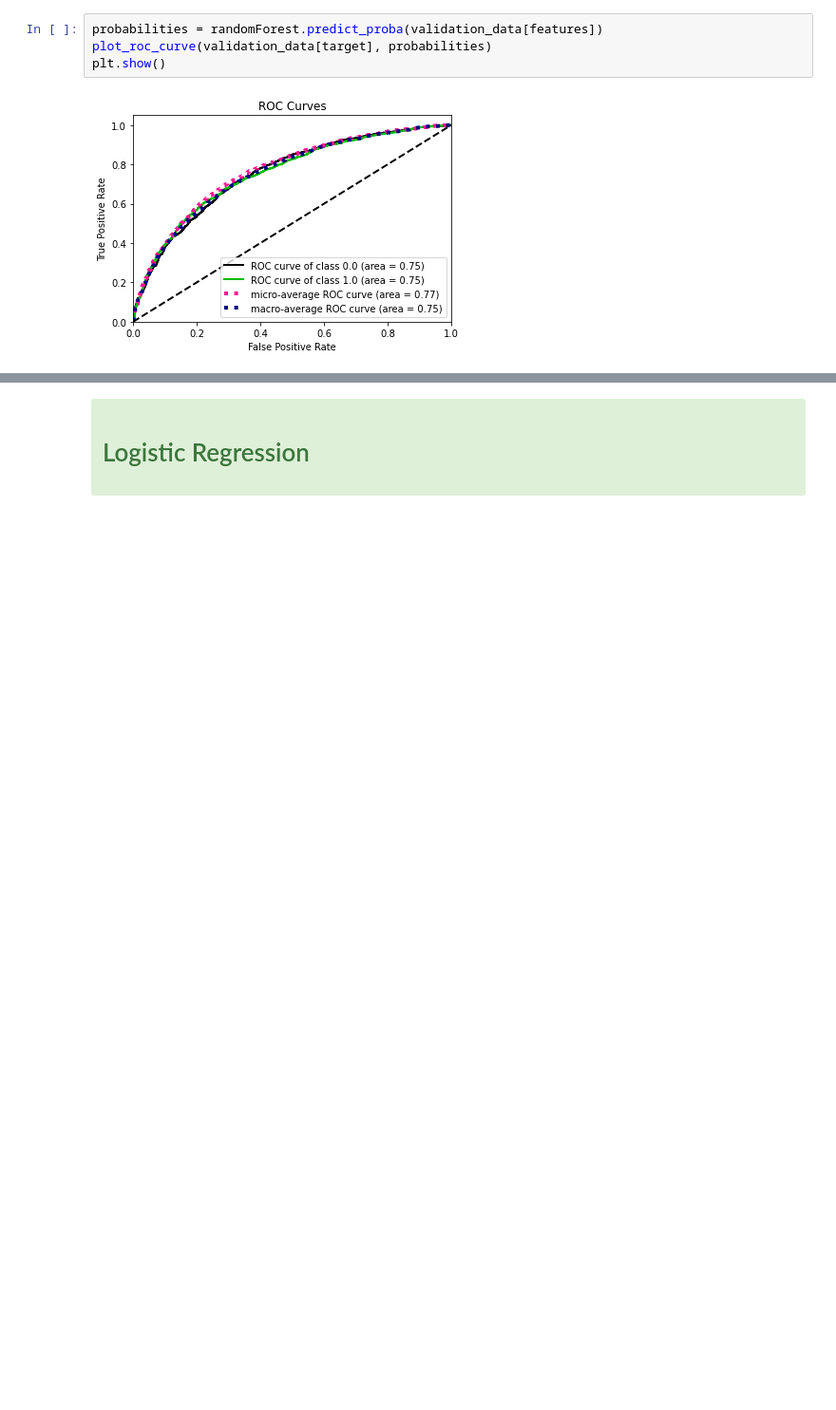
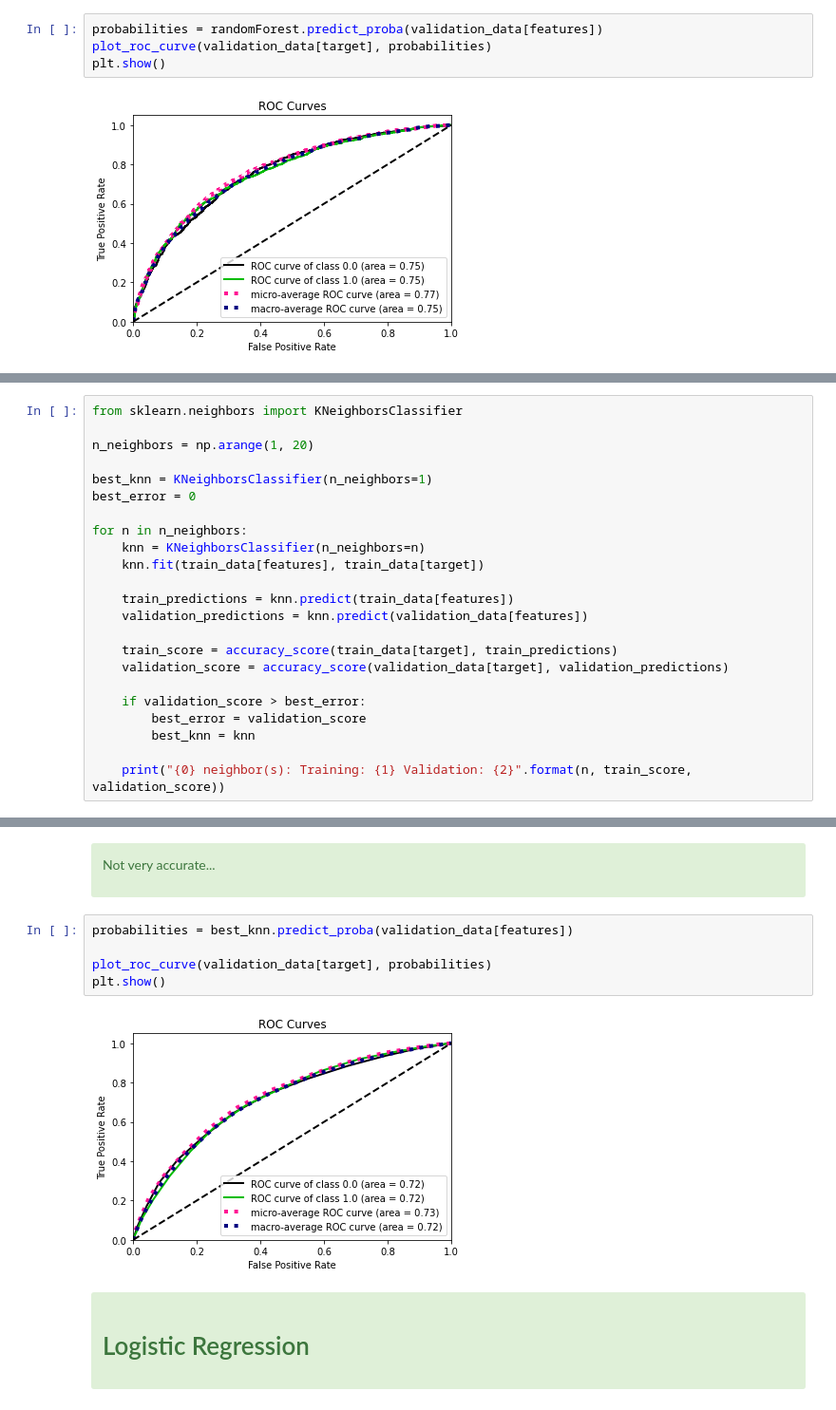
Before and after one commit to beirern/Rain-HW, a Jupyter notebook: notebook.ipynb, the cells around one changed output, grey strips where cells are left out. Shown at 95% size. Cells and saved outputs as stored; diff of their text form; blank space fills up the shorter version.

```diff
--- a/notebook.ipynb
+++ b/notebook.ipynb
@@ -133,0 +138,23 @@ plt.show()
+# %%
+from sklearn.neighbors import KNeighborsClassifier
+
+n_neighbors = np.arange(1, 20)
+
+best_knn = KNeighborsClassifier(n_neighbors=1)
+best_error = 0
+
+for n in n_neighbors:
+    knn = KNeighborsClassifier(n_neighbors=n)
+    knn.fit(train_data[features], train_data[target])
+
+    train_predictions = knn.predict(train_data[features])
+    validation_predictions = knn.predict(validation_data[features])
+
+    train_score = accuracy_score(train_data[target], train_predictions)
+    validation_score = accuracy_score(validation_data[target], validation_predictions)
+
+    if validation_score > best_error:
+        best_error = validation_score
+        best_knn = knn
+
+    print("{0} neighbor(s): Training: {1} Validation: {2}".format(n, train_score, validation_score))
@@ -134,3 +181,14 @@ plt.show()
+# %% [markdown]
+<div class="alert alert-block alert-success">
+<p>Not very accurate...</p>
+</div>
+# %%
+probabilities = best_knn.predict_proba(validation_data[features])
+
+plot_roc_curve(validation_data[target], probabilities)
+plt.show()
+# %% [output]
+[figure, added]
 # %% [markdown]
 <div class="alert alert-block alert-success">
 <h1>Logistic Regression</h1>
```
Also changed, not shown: parts of 2 cells of this notebook.
